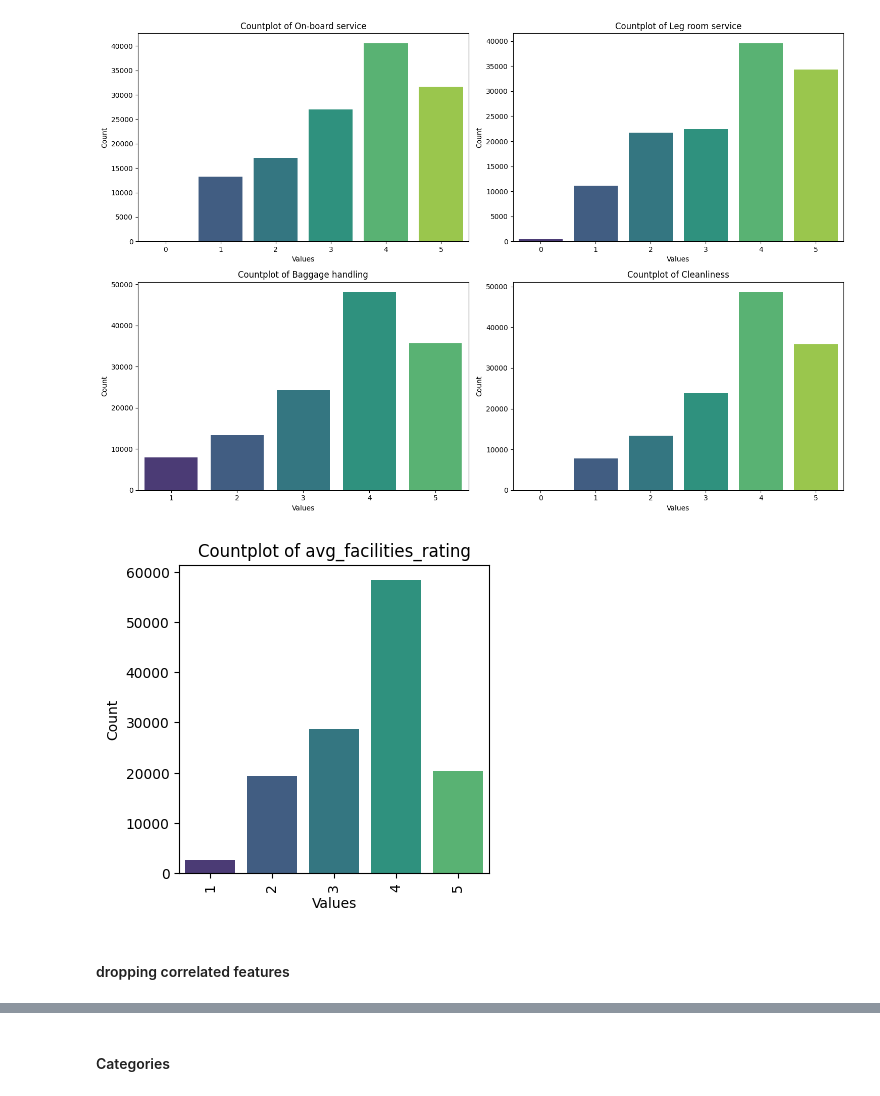
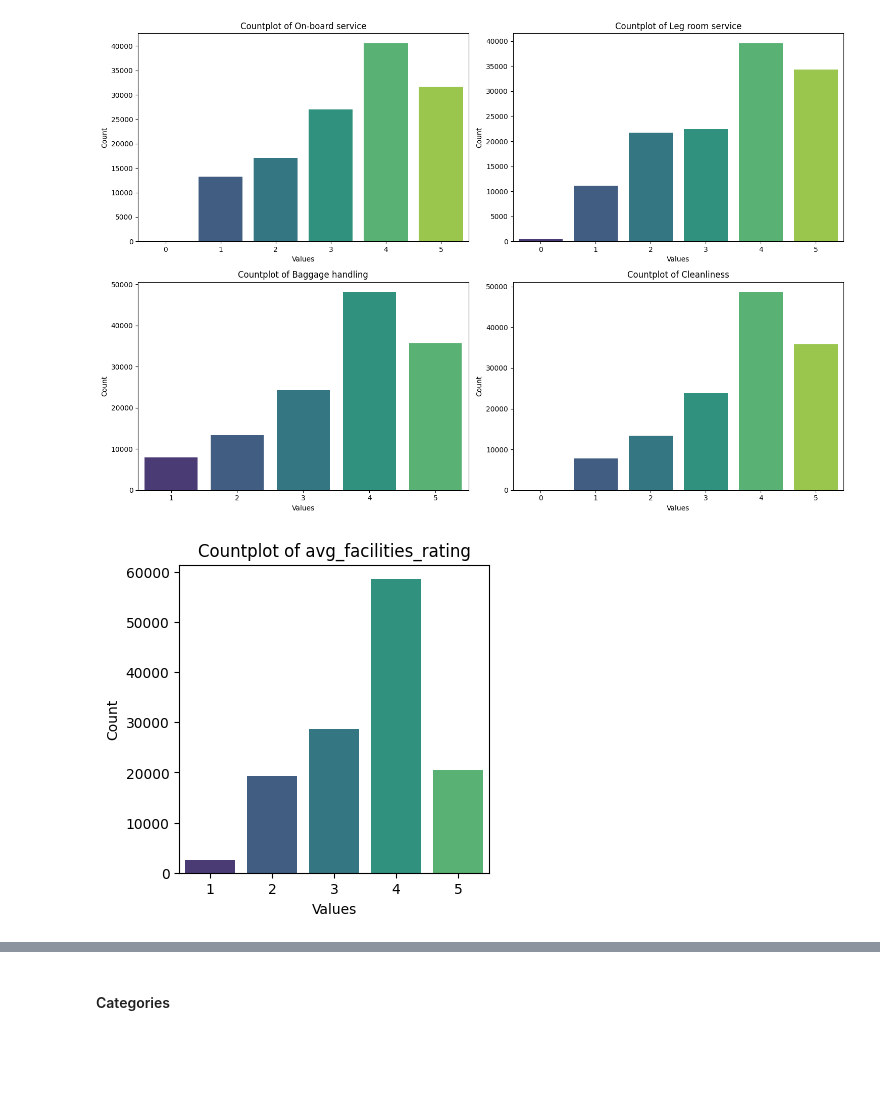
Before and after one commit to Lughaidh-w/Airline-Customer-Satisfaction, a Jupyter notebook: CA1.ipynb, the cells around one changed output, grey strips where cells are left out. Drawn from its saved outputs; the diff is of its cells as text; code cells hidden in the pictures; blank space fills up the shorter version.

```diff
--- a/CA1.ipynb
+++ b/CA1.ipynb
@@ -483,8 +483,6 @@ plt.show()
 df["avg_facilities_rating"] = df[['On-board service', 'Leg room service', 'Baggage handling', 'Cleanliness']].mean(axis=1)
 # %%
 df['avg_facilities_rating'] = df['avg_facilities_rating'].round().astype(int)
-countplot(df, "avg_facilities_rating", ax=axs[1, 1], rotate_xticks=90)
+countplot(df, "avg_facilities_rating", ax=axs[1, 1])
 # %% [output]
-[figure, old version]
+[figure, new version]
-# %% [markdown]
-#### dropping correlated features
```
Also changed, not shown: parts of 24 cells of this notebook, 1 other file.
